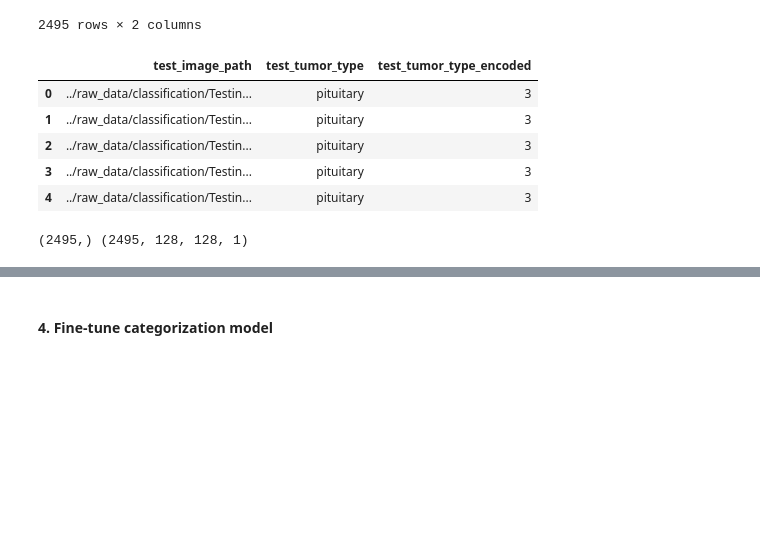
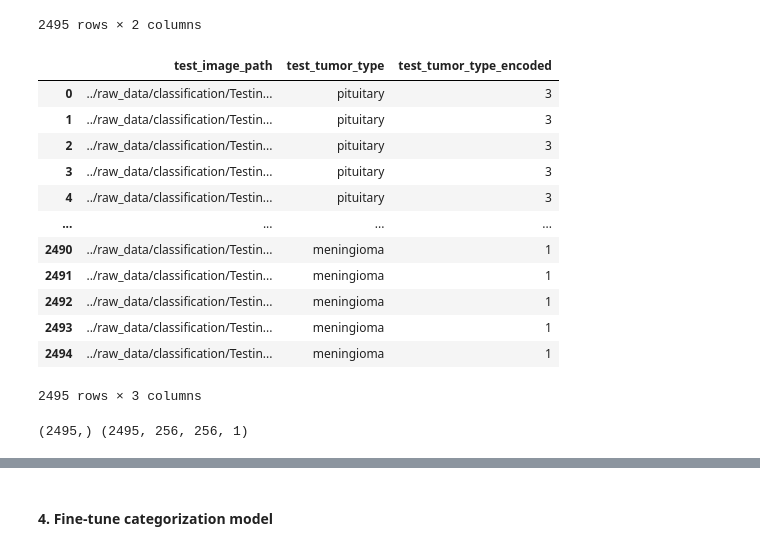
Before and after one commit to DaLiryc/brain_tumor_detection_project, a Jupyter notebook: notebooks/catg-classifier-finetuned.ipynb, the cells around one changed output, grey strips where cells are left out. Drawn from its saved outputs; the diff is of its cells as text; code cells hidden in the pictures; blank space fills up the shorter version.

```diff
--- a/notebooks/catg-classifier-finetuned.ipynb
+++ b/notebooks/catg-classifier-finetuned.ipynb
@@ -446,30 +442,37 @@ test_df
 # %%
 # One-hot encoding the tumor types
 mapping = {
     'notumor': 0,
     'meningioma': 1,
     'glioma': 2,
     'pituitary': 3
 }
 
 test_df["test_tumor_type_encoded"] = test_df["test_tumor_type"].map(mapping)
-test_df.head()
+test_df
 # %% [output]
 |  | test_image_path | test_tumor_type | test_tumor_type_encoded |
 | 0 | ../raw_data/classification/Testin... | pituitary | 3 |
 | 1 | ../raw_data/classification/Testin... | pituitary | 3 |
 | 2 | ../raw_data/classification/Testin... | pituitary | 3 |
 | 3 | ../raw_data/classification/Testin... | pituitary | 3 |
 | 4 | ../raw_data/classification/Testin... | pituitary | 3 |
+| ... | ... | ... | ... |
+| 2490 | ../raw_data/classification/Testin... | meningioma | 1 |
+| 2491 | ../raw_data/classification/Testin... | meningioma | 1 |
+| 2492 | ../raw_data/classification/Testin... | meningioma | 1 |
+| 2493 | ../raw_data/classification/Testin... | meningioma | 1 |
+| 2494 | ../raw_data/classification/Testin... | meningioma | 1 |
+2495 rows × 3 columns
 # %%
 # Define the test set
 X_test_paths = test_df.test_image_path
 X_test = X_test_paths.apply(lambda X_test : load_process_image(X_test))
 X_test = np.stack(X_test, axis=0)
-X_test = X_test.reshape(-1, 128, 128, 1)
+X_test = X_test.reshape(-1, 256, 256, 1)
 
 y_test = test_df.test_tumor_type_encoded
 
 print(y_test.shape, X_test.shape)
 # %% [output]
-(2495,) (2495, 128, 128, 1)
+(2495,) (2495, 256, 256, 1)
```
Also changed, not shown: parts of 11 cells of this notebook, 1 other file.
